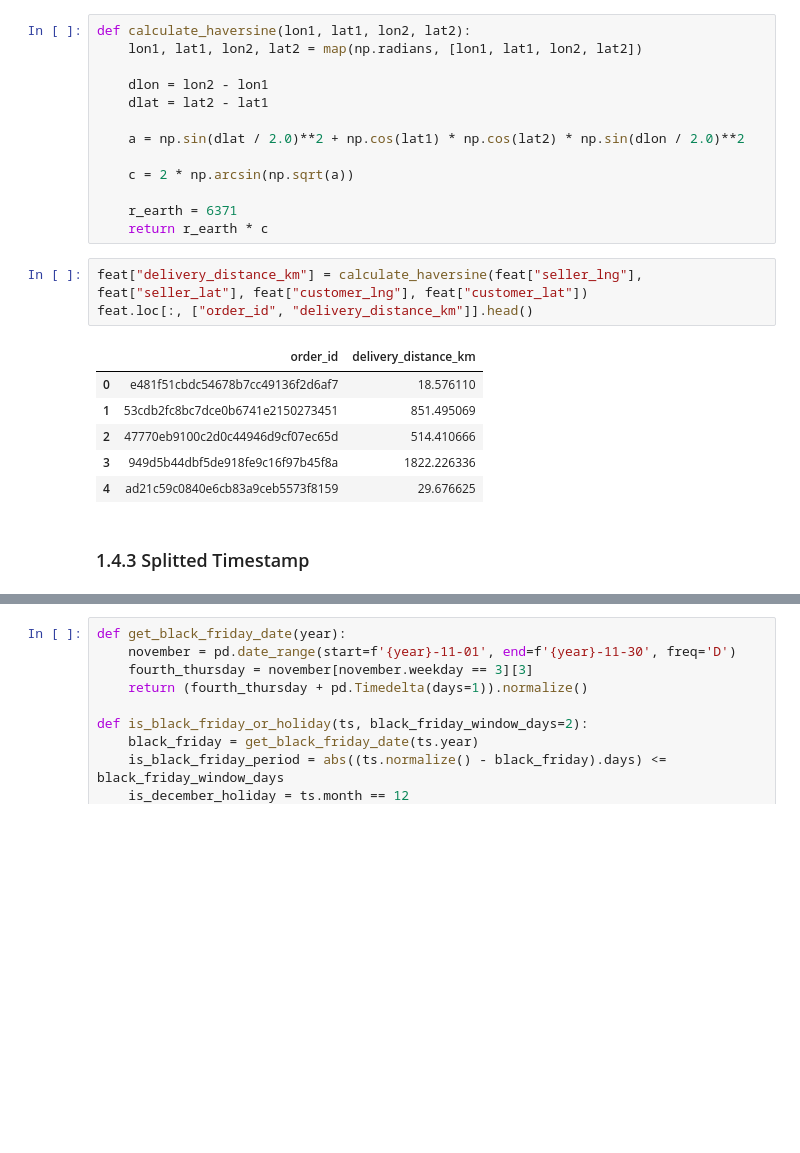
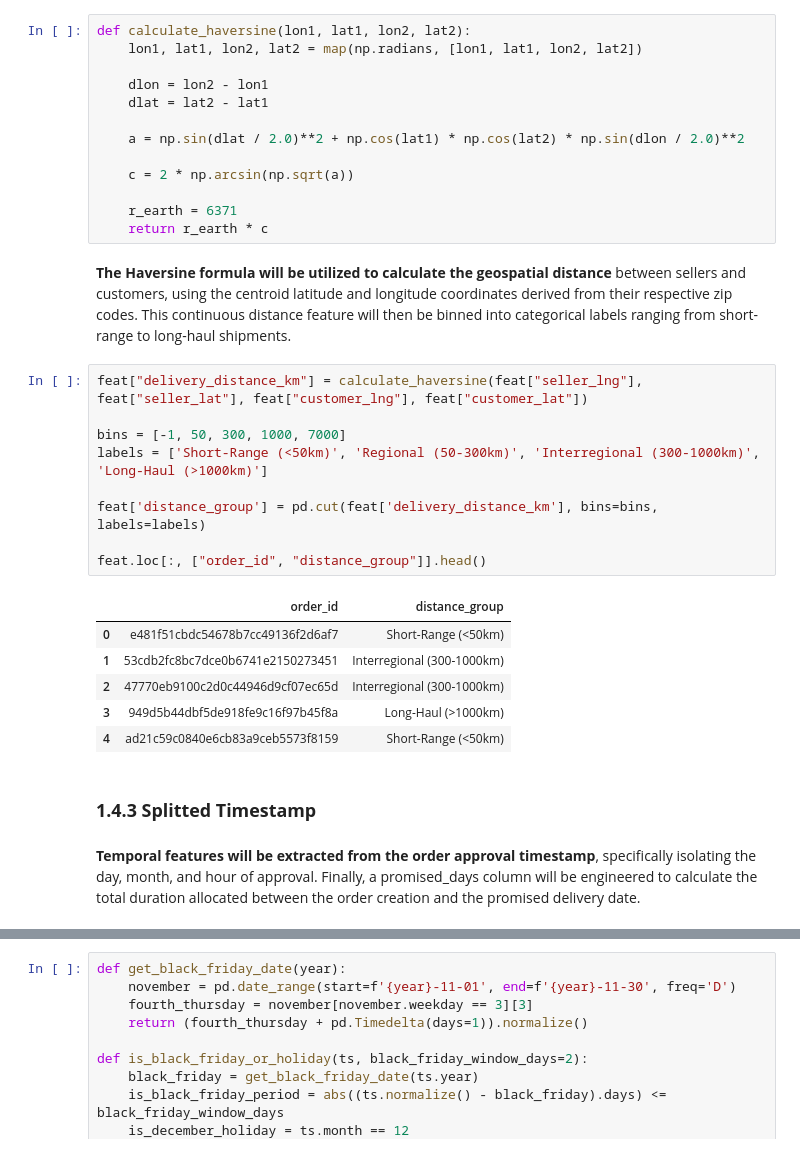
Before and after one commit to ElmarLeonard9/temp_repo_finpro, a Jupyter notebook: notebook/4_Machine_Learning_Modeling.ipynb, the cells around one changed output, grey strips where cells are left out. Cells and saved outputs as stored; diff of their text form; blank space fills up the shorter version.

```diff
--- a/notebook/4_Machine_Learning_Modeling.ipynb
+++ b/notebook/4_Machine_Learning_Modeling.ipynb
@@ -247,16 +252,26 @@ def calculate_haversine(lon1, lat1, lon2, lat2):
 
     r_earth = 6371
     return r_earth * c
+# %% [markdown]
+**The Haversine formula will be utilized to calculate the geospatial distance** between sellers and customers, using the centroid latitude and longitude coordinates derived from their respective zip codes. This continuous distance feature will then be binned into categorical labels ranging from short-range to long-haul shipments.
 # %%
 feat["delivery_distance_km"] = calculate_haversine(feat["seller_lng"], feat["seller_lat"], feat["customer_lng"], feat["customer_lat"])
-feat.loc[:, ["order_id", "delivery_distance_km"]].head()
+
+bins = [-1, 50, 300, 1000, 7000]
+labels = ['Short-Range (<50km)', 'Regional (50-300km)', 'Interregional (300-1000km)', 'Long-Haul (>1000km)']
+
+feat['distance_group'] = pd.cut(feat['delivery_distance_km'], bins=bins, labels=labels)
+
+feat.loc[:, ["order_id", "distance_group"]].head()
 # %% [output]
-|  | order_id | delivery_distance_km |
-| 0 | e481f51cbdc54678b7cc49136f2d6af7 | 18.576110 |
-| 1 | 53cdb2fc8bc7dce0b6741e2150273451 | 851.495069 |
-| 2 | 47770eb9100c2d0c44946d9cf07ec65d | 514.410666 |
-| 3 | 949d5b44dbf5de918fe9c16f97b45f8a | 1822.226336 |
-| 4 | ad21c59c0840e6cb83a9ceb5573f8159 | 29.676625 |
+|  | order_id | distance_group |
+| 0 | e481f51cbdc54678b7cc49136f2d6af7 | Short-Range (<50km) |
+| 1 | 53cdb2fc8bc7dce0b6741e2150273451 | Interregional (300-1000km) |
+| 2 | 47770eb9100c2d0c44946d9cf07ec65d | Interregional (300-1000km) |
+| 3 | 949d5b44dbf5de918fe9c16f97b45f8a | Long-Haul (>1000km) |
+| 4 | ad21c59c0840e6cb83a9ceb5573f8159 | Short-Range (<50km) |
 # %% [markdown]
-### 1.4.3 Splitted Timestamp
+### **1.4.3 Splitted Timestamp**
+# %% [markdown]
+**Temporal features will be extracted from the order approval timestamp**, specifically isolating the day, month, and hour of approval. Finally, a promised_days column will be engineered to calculate the total duration allocated between the order creation and the promised delivery date.
 # %%
```
Also changed, not shown: parts of 85 cells of this notebook, 1 other file.
